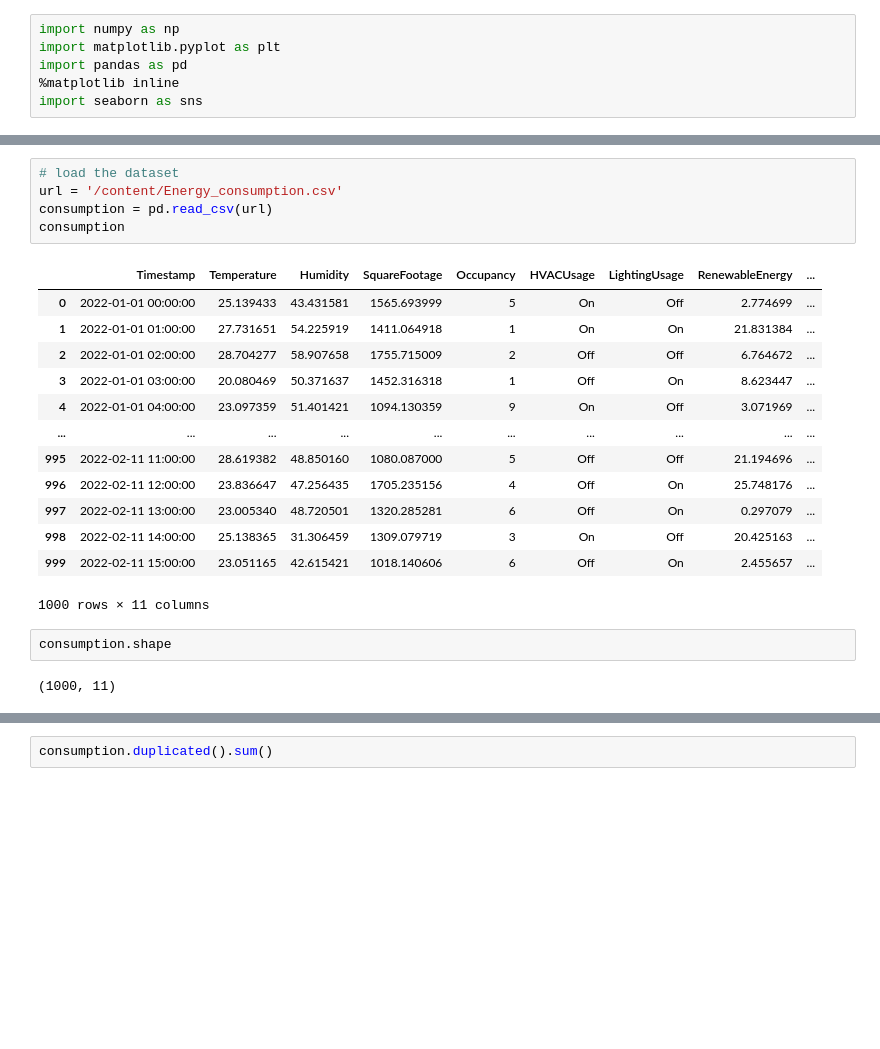
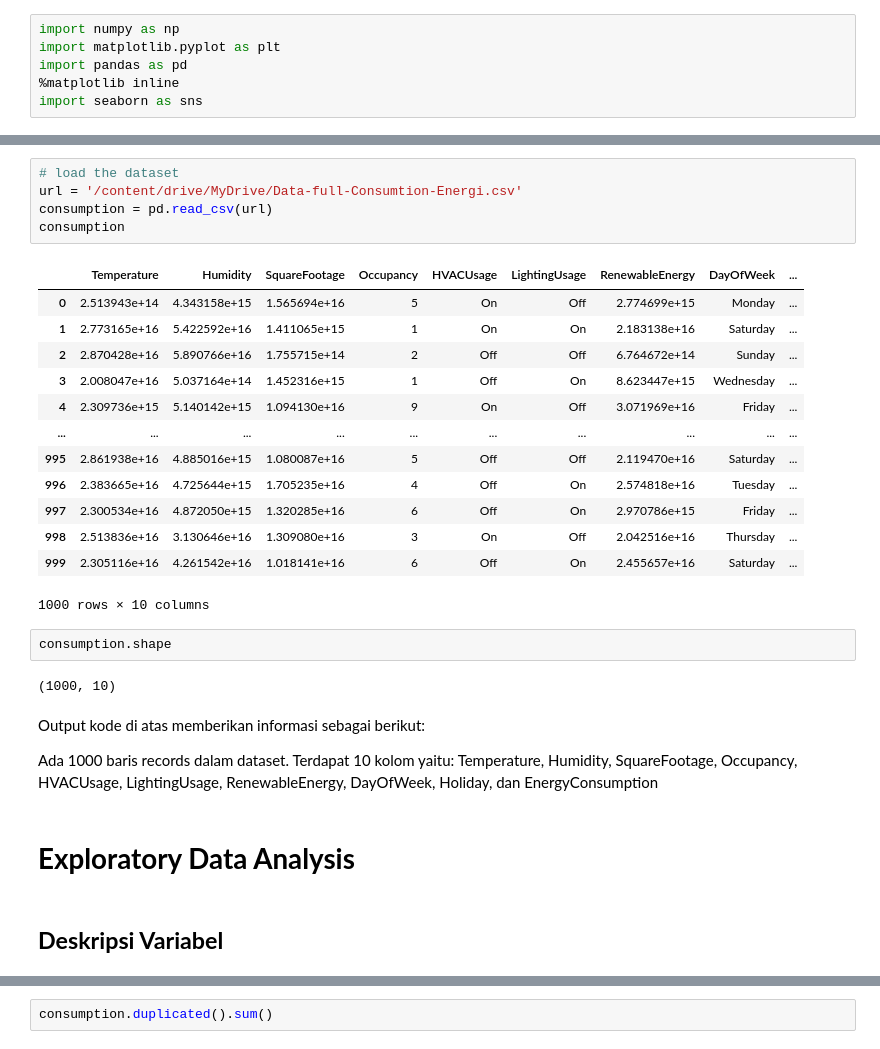
Before and after one commit to Fadila13/Machine-Learning, a Jupyter notebook: Energy_consumption.ipynb, the cells around one changed output, grey strips where cells are left out. Drawn from its saved outputs; the diff is of its cells as text; blank space fills up the shorter version.

```diff
--- a/Energy_consumption.ipynb
+++ b/Energy_consumption.ipynb
@@ -14,23 +14,32 @@ Mounted at /content/drive
 # %%
 # load the dataset
-url = '/content/Energy_consumption.csv'
+url = '/content/drive/MyDrive/Data-full-Consumtion-Energi.csv'
 consumption = pd.read_csv(url)
 consumption
 # %% [output]
-|  | Timestamp | Temperature | Humidity | SquareFootage | Occupancy | HVACUsage | LightingUsage | RenewableEnergy | ... |
-| 0 | 2022-01-01 00:00:00 | 25.139433 | 43.431581 | 1565.693999 | 5 | On | Off | 2.774699 | ... |
-| 1 | 2022-01-01 01:00:00 | 27.731651 | 54.225919 | 1411.064918 | 1 | On | On | 21.831384 | ... |
-| 2 | 2022-01-01 02:00:00 | 28.704277 | 58.907658 | 1755.715009 | 2 | Off | Off | 6.764672 | ... |
-| 3 | 2022-01-01 03:00:00 | 20.080469 | 50.371637 | 1452.316318 | 1 | Off | On | 8.623447 | ... |
-| 4 | 2022-01-01 04:00:00 | 23.097359 | 51.401421 | 1094.130359 | 9 | On | Off | 3.071969 | ... |
+|  | Temperature | Humidity | SquareFootage | Occupancy | HVACUsage | LightingUsage | RenewableEnergy | DayOfWeek | ... |
+| 0 | 2.513943e+14 | 4.343158e+15 | 1.565694e+16 | 5 | On | Off | 2.774699e+15 | Monday | ... |
+| 1 | 2.773165e+16 | 5.422592e+16 | 1.411065e+15 | 1 | On | On | 2.183138e+16 | Saturday | ... |
+| 2 | 2.870428e+16 | 5.890766e+16 | 1.755715e+14 | 2 | Off | Off | 6.764672e+14 | Sunday | ... |
+| 3 | 2.008047e+16 | 5.037164e+14 | 1.452316e+15 | 1 | Off | On | 8.623447e+15 | Wednesday | ... |
+| 4 | 2.309736e+15 | 5.140142e+15 | 1.094130e+16 | 9 | On | Off | 3.071969e+16 | Friday | ... |
 | ... | ... | ... | ... | ... | ... | ... | ... | ... | ... |
-| 995 | 2022-02-11 11:00:00 | 28.619382 | 48.850160 | 1080.087000 | 5 | Off | Off | 21.194696 | ... |
-| 996 | 2022-02-11 12:00:00 | 23.836647 | 47.256435 | 1705.235156 | 4 | Off | On | 25.748176 | ... |
-| 997 | 2022-02-11 13:00:00 | 23.005340 | 48.720501 | 1320.285281 | 6 | Off | On | 0.297079 | ... |
-| 998 | 2022-02-11 14:00:00 | 25.138365 | 31.306459 | 1309.079719 | 3 | On | Off | 20.425163 | ... |
-| 999 | 2022-02-11 15:00:00 | 23.051165 | 42.615421 | 1018.140606 | 6 | Off | On | 2.455657 | ... |
+| 995 | 2.861938e+16 | 4.885016e+15 | 1.080087e+16 | 5 | Off | Off | 2.119470e+16 | Saturday | ... |
+| 996 | 2.383665e+16 | 4.725644e+15 | 1.705235e+16 | 4 | Off | On | 2.574818e+16 | Tuesday | ... |
+| 997 | 2.300534e+16 | 4.872050e+15 | 1.320285e+16 | 6 | Off | On | 2.970786e+15 | Friday | ... |
+| 998 | 2.513836e+16 | 3.130646e+16 | 1.309080e+16 | 3 | On | Off | 2.042516e+16 | Thursday | ... |
+| 999 | 2.305116e+16 | 4.261542e+16 | 1.018141e+16 | 6 | Off | On | 2.455657e+16 | Saturday | ... |
-1000 rows × 11 columns
+1000 rows × 10 columns
 # %%
 consumption.shape
 # %% [output]
-(1000, 11)
+(1000, 10)
+# %% [markdown]
+Output kode di atas memberikan informasi sebagai berikut:
+
+Ada 1000 baris records dalam dataset.
+Terdapat 10 kolom yaitu: Temperature,	Humidity,	SquareFootage,	Occupancy,	HVACUsage,	LightingUsage,	RenewableEnergy,	DayOfWeek,	Holiday, dan	EnergyConsumption
+# %% [markdown]
+# **Exploratory Data Analysis**
+# %% [markdown]
+## **Deskripsi Variabel**
```
Also changed, not shown: parts of 110 cells of this notebook, 1 other file.
